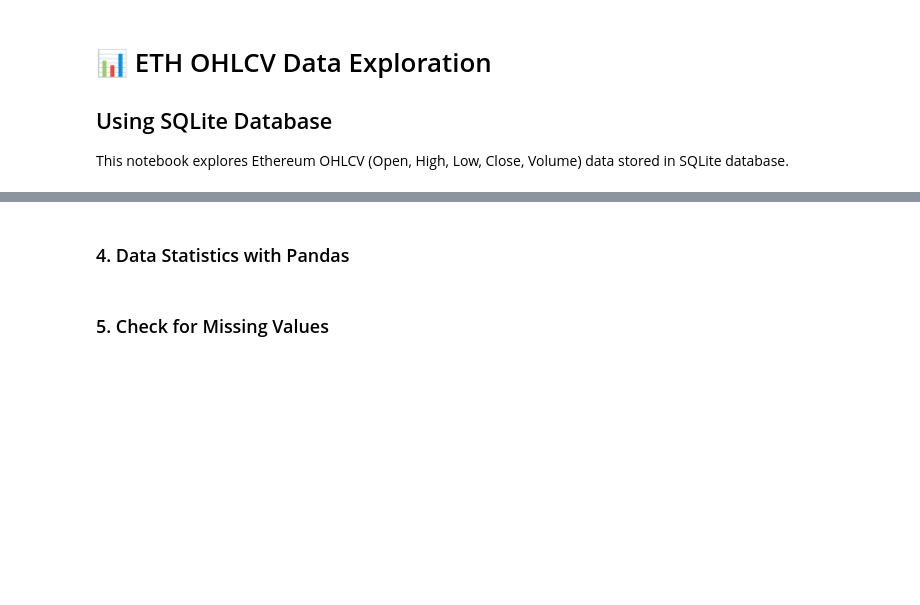
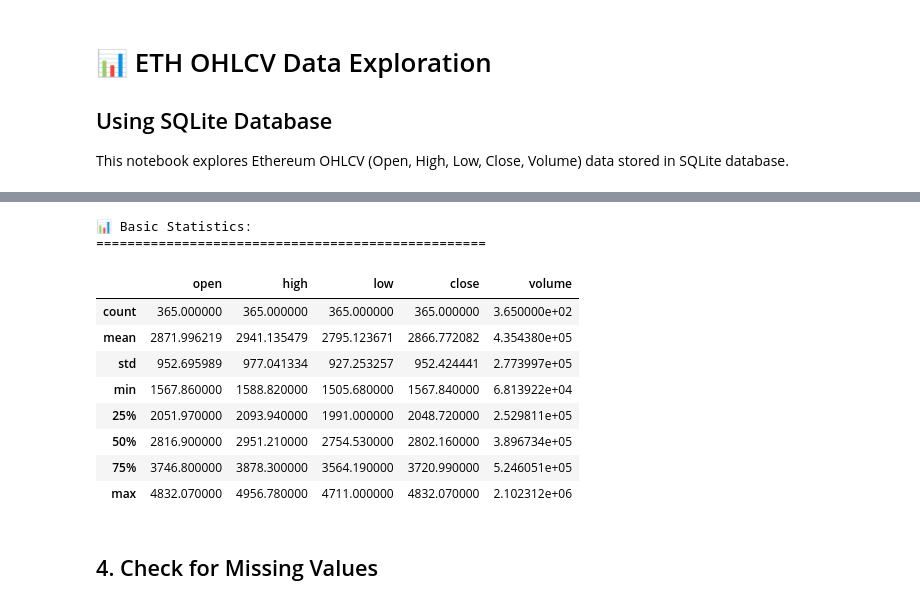
Before and after one commit to sachinchakrawarti/myprojets, a Jupyter notebook: projects/ethereum/manually/notebooks/01_data_exploration.ipynb, the cells around one changed output, grey strips where cells are left out. Saved outputs shown, nothing was run; the diff lists cells and outputs as text; code cells hidden in the pictures; blank space fills up the shorter version.

```diff
--- a/projects/ethereum/manually/notebooks/01_data_exploration.ipynb
+++ b/projects/ethereum/manually/notebooks/01_data_exploration.ipynb
@@ -75,10 +68,20 @@ conn.close()
-# %% [markdown]
-### 4. Data Statistics with Pandas
 # %%
-print("📊 Detailed Statistics:")
+print("📊 Basic Statistics:")
 print("="*50)
-display(df[['open', 'high', 'low', 'close', 'volume']].describe())
+df[['open', 'high', 'low', 'close', 'volume']].describe()
+# %% [output]
+📊 Basic Statistics:
+==================================================
+|  | open | high | low | close | volume |
+| count | 365.000000 | 365.000000 | 365.000000 | 365.000000 | 3.650000e+02 |
+| mean | 2871.996219 | 2941.135479 | 2795.123671 | 2866.772082 | 4.354380e+05 |
+| std | 952.695989 | 977.041334 | 927.253257 | 952.424441 | 2.773997e+05 |
+| min | 1567.860000 | 1588.820000 | 1505.680000 | 1567.840000 | 6.813922e+04 |
+| 25% | 2051.970000 | 2093.940000 | 1991.000000 | 2048.720000 | 2.529811e+05 |
+| 50% | 2816.900000 | 2951.210000 | 2754.530000 | 2802.160000 | 3.896734e+05 |
+| 75% | 3746.800000 | 3878.300000 | 3564.190000 | 3720.990000 | 5.246051e+05 |
+| max | 4832.070000 | 4956.780000 | 4711.000000 | 4832.070000 | 2.102312e+06 |
 # %% [markdown]
-### 5. Check for Missing Values
+## 4. Check for Missing Values
 # %%
 print("🔍 Missing Values:")
```
Also changed, not shown: parts of 19 cells of this notebook, 8 other files.
